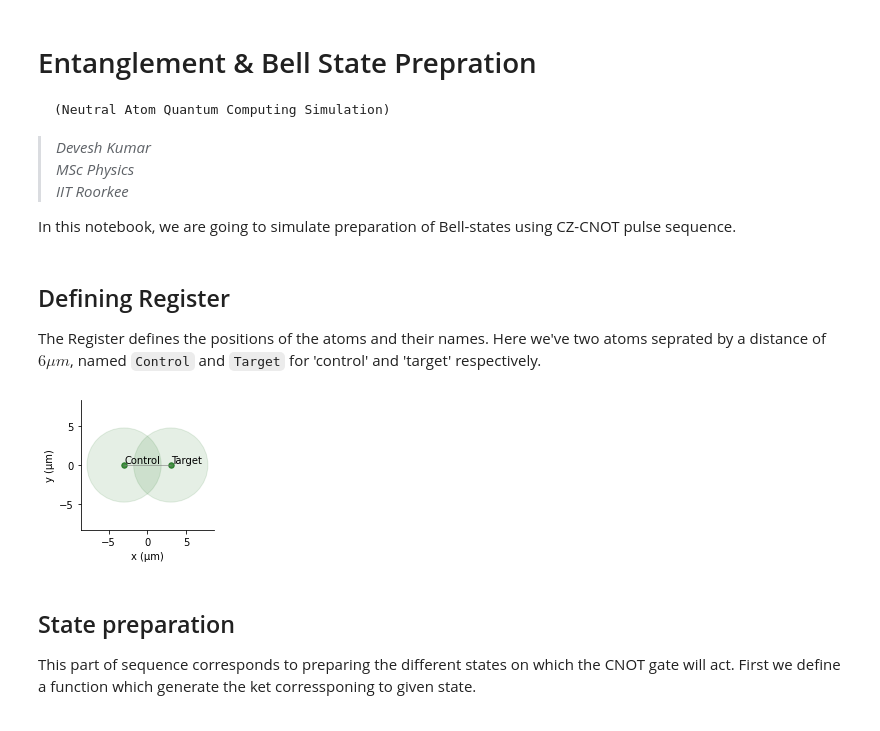
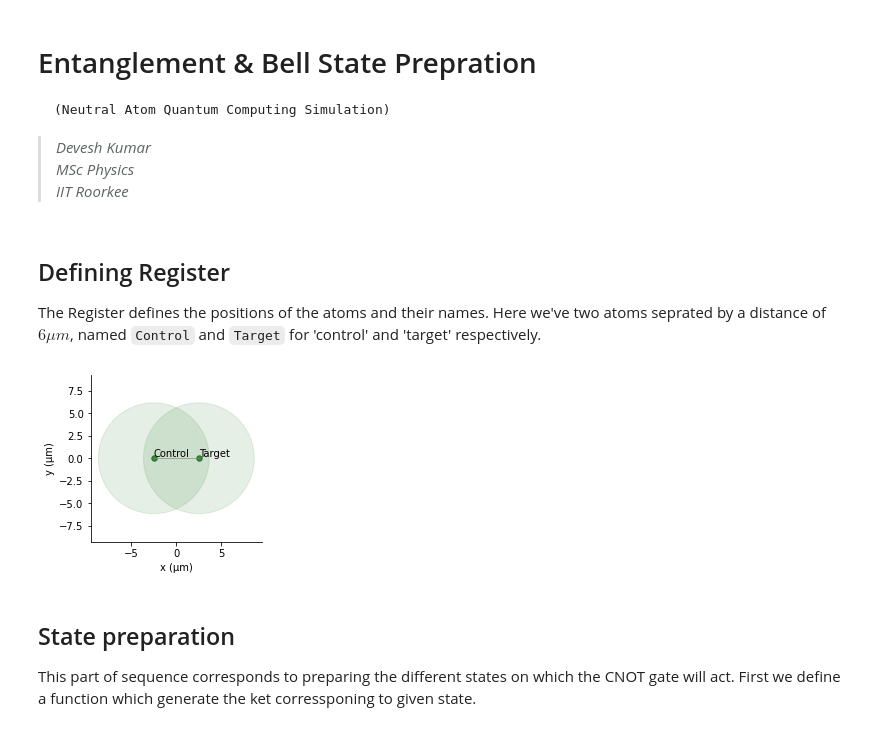
Before and after one commit to deveshq/Msc-Project, a Jupyter notebook: CZ_Entanglement.ipynb, the cells around one changed output. Saved outputs shown, nothing was run; the diff lists cells and outputs as text; code cells hidden in the pictures.

```diff
--- a/CZ_Entanglement.ipynb
+++ b/CZ_Entanglement.ipynb
@@ -7,8 +7,6 @@
 > _Devesh Kumar
 > MSc Physics
 > IIT Roorkee_
-
-In this notebook, we are going to simulate preparation of Bell-states using CZ-CNOT pulse sequence.
 # %%
 #Some general imports
 import numpy as np
@@ -29,16 +30,16 @@ from qutip import bell_state, Qobj, fidelity, basis, tensor
 ## Defining Register
 The Register defines the positions of the atoms and their names. Here we've two atoms seprated by a distance of $6 \mu m$, named `Control` and `Target` for 'control' and 'target' respectively.
 # %%
-qubits = {'Control': (-3,0) , 'Target': (3,0) }
+qubits = {'Control': (-2.5,0) , 'Target': (2.5,0) }
 
-Omega_max = 2.3 * pi
+Omega_max = pi/2
 blockade_radius = Chadoq2.rydberg_blockade_radius(Omega_max)
 
 reg = Register(qubits)
 reg.draw(blockade_radius=blockade_radius,
          draw_half_radius=True, draw_graph = True)
 # %% [output]
-[figure, old version]
+[figure, new version]
 # %% [markdown]
 ## State preparation
 This part of sequence corresponds to preparing the different states on which the CNOT gate will act. First we define a function which generate the ket corressponing to given state.
```
Also changed, not shown: parts of 21 cells of this notebook.
